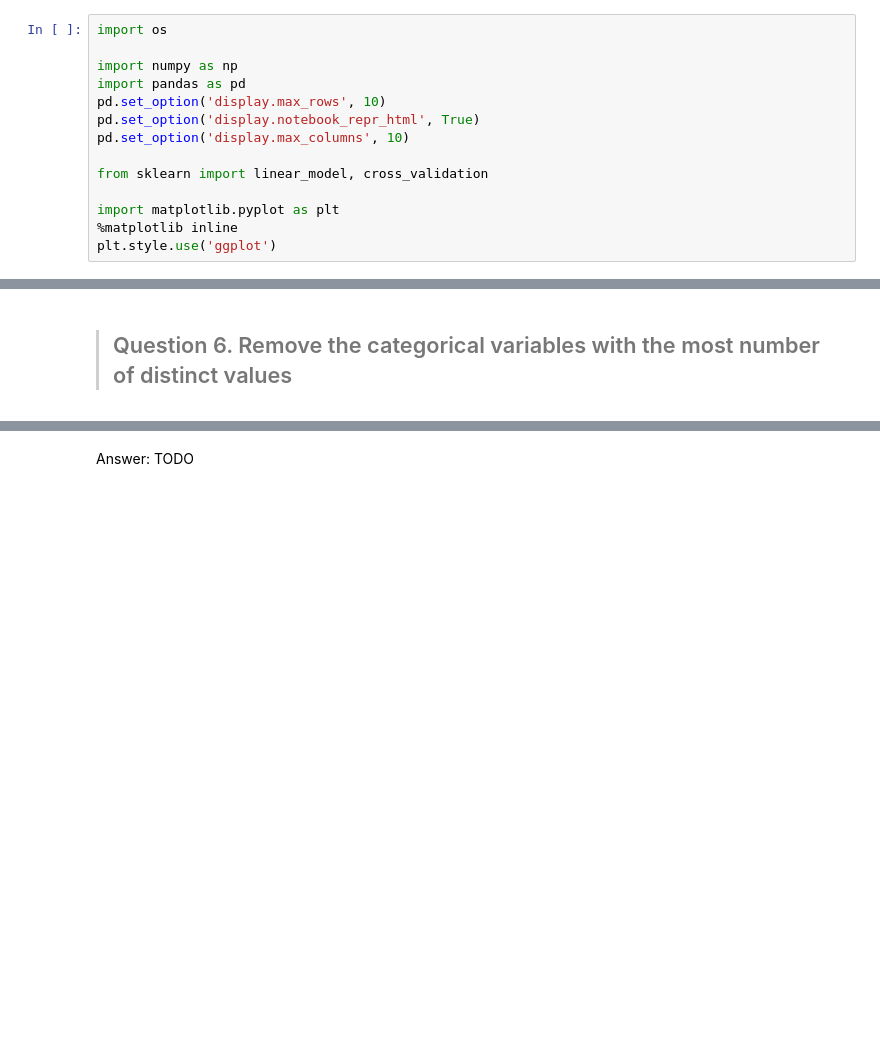
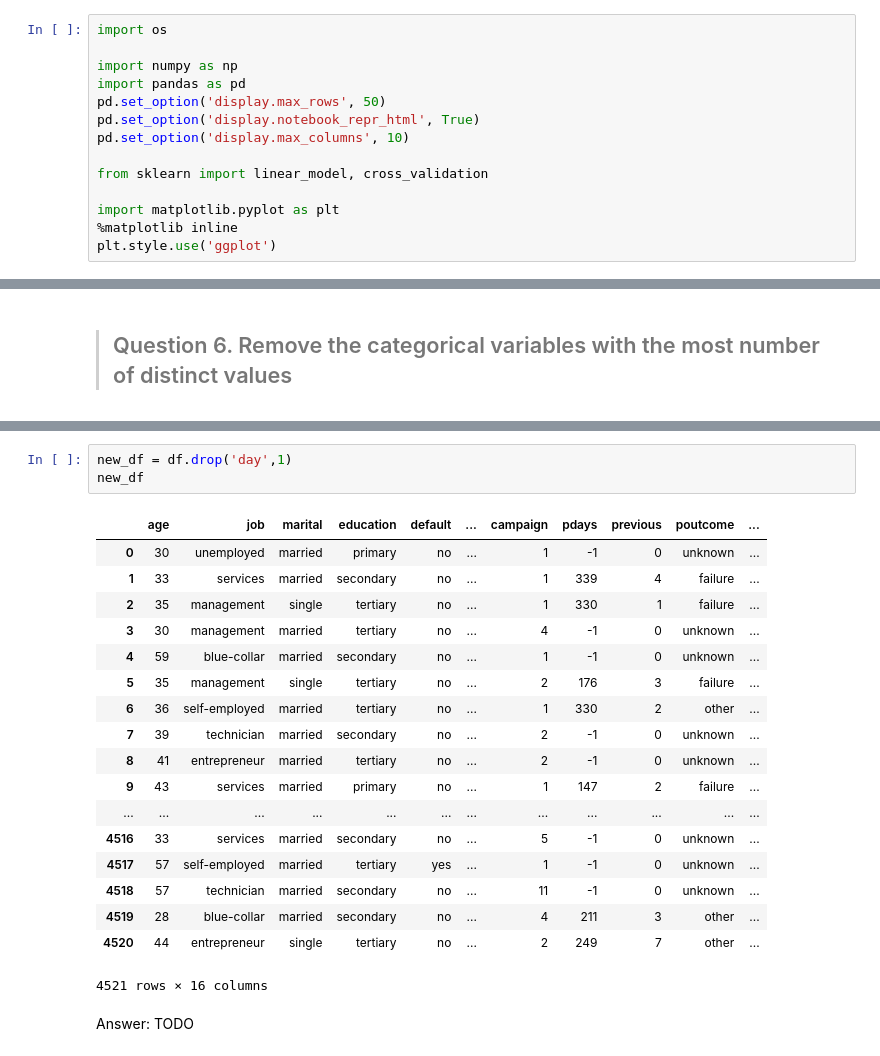
Before and after one commit to lyoungie/DS-SF-42, a Jupyter notebook: classes/10/notebooks/assignment-10-logistic-regression-starter-code.ipynb, the cells around one changed output, grey strips where cells are left out. Drawn from its saved outputs; the diff is of its cells as text; blank space fills up the shorter version.

```diff
--- a/classes/10/notebooks/assignment-10-logistic-regression-starter-code.ipynb
+++ b/classes/10/notebooks/assignment-10-logistic-regression-starter-code.ipynb
@@ -5,7 +5,7 @@ import os
 
 import numpy as np
 import pandas as pd
-pd.set_option('display.max_rows', 10)
+pd.set_option('display.max_rows', 50)
 pd.set_option('display.notebook_repr_html', True)
 pd.set_option('display.max_columns', 10)
 
@@ -116,3 +166,25 @@ Attributes Information:
+# %%
+new_df = df.drop('day',1)
+new_df
+# %% [output]
+|  | age | job | marital | education | default | ... | campaign | pdays | previous | poutcome | ... |
+| 0 | 30 | unemployed | married | primary | no | ... | 1 | -1 | 0 | unknown | ... |
+| 1 | 33 | services | married | secondary | no | ... | 1 | 339 | 4 | failure | ... |
+| 2 | 35 | management | single | tertiary | no | ... | 1 | 330 | 1 | failure | ... |
+| 3 | 30 | management | married | tertiary | no | ... | 4 | -1 | 0 | unknown | ... |
+| 4 | 59 | blue-collar | married | secondary | no | ... | 1 | -1 | 0 | unknown | ... |
+| 5 | 35 | management | single | tertiary | no | ... | 2 | 176 | 3 | failure | ... |
+| 6 | 36 | self-employed | married | tertiary | no | ... | 1 | 330 | 2 | other | ... |
+| 7 | 39 | technician | married | secondary | no | ... | 2 | -1 | 0 | unknown | ... |
+| 8 | 41 | entrepreneur | married | tertiary | no | ... | 2 | -1 | 0 | unknown | ... |
+| 9 | 43 | services | married | primary | no | ... | 1 | 147 | 2 | failure | ... |
+| ... | ... | ... | ... | ... | ... | ... | ... | ... | ... | ... | ... |
+| 4516 | 33 | services | married | secondary | no | ... | 5 | -1 | 0 | unknown | ... |
+| 4517 | 57 | self-employed | married | tertiary | yes | ... | 1 | -1 | 0 | unknown | ... |
+| 4518 | 57 | technician | married | secondary | no | ... | 11 | -1 | 0 | unknown | ... |
+| 4519 | 28 | blue-collar | married | secondary | no | ... | 4 | 211 | 3 | other | ... |
+| 4520 | 44 | entrepreneur | single | tertiary | no | ... | 2 | 249 | 7 | other | ... |
+4521 rows × 16 columns
 # %% [markdown]
 Answer: TODO
 # %% [markdown]
```
Also changed, not shown: parts of 9 cells of this notebook.
